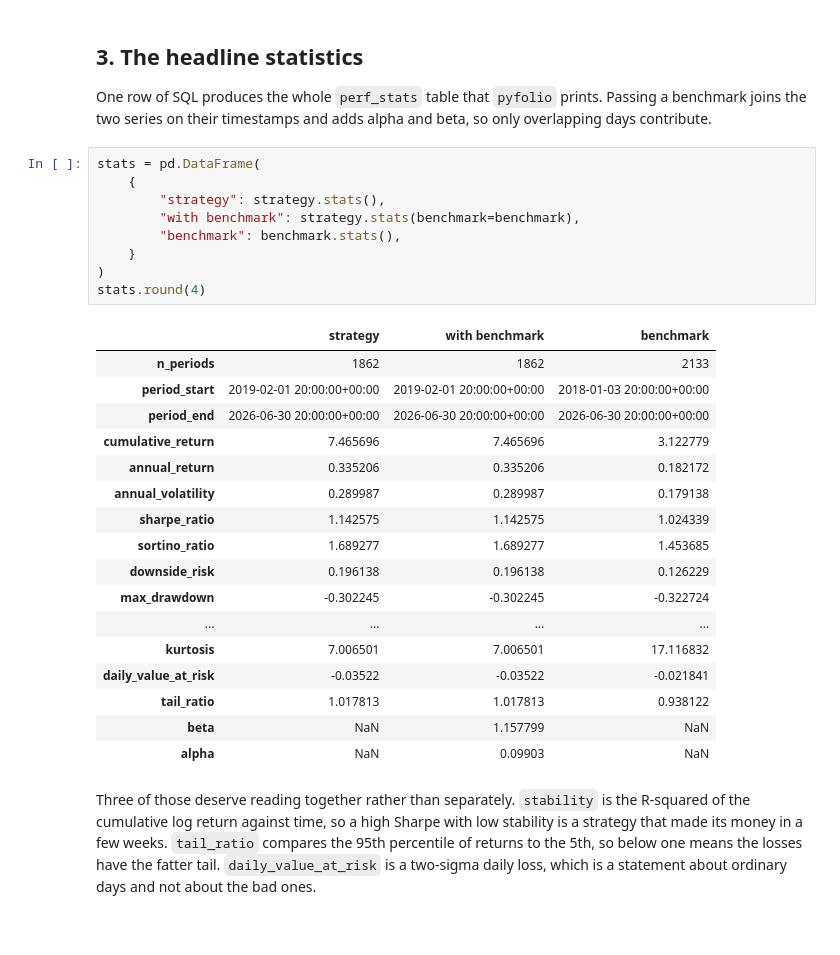
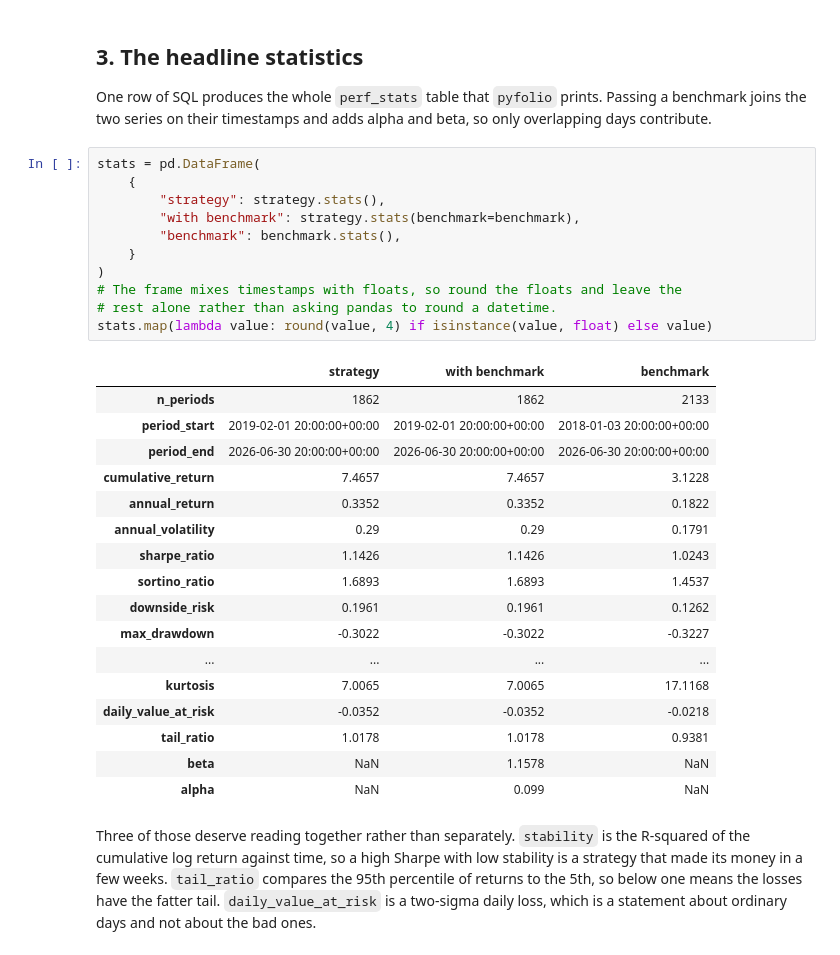
Before and after one commit to h5i-dev/h5i-db-cookbook, a Jupyter notebook: notebooks/06_performance_analytics/01_tearsheets_and_performance_stats.ipynb, the cells around one changed output. Saved outputs shown, nothing was run; the diff lists cells and outputs as text.

```diff
--- a/notebooks/06_performance_analytics/01_tearsheets_and_performance_stats.ipynb
+++ b/notebooks/06_performance_analytics/01_tearsheets_and_performance_stats.ipynb
@@ -173,30 +173,32 @@ and beta, so only overlapping days contribute.
 # %%
 stats = pd.DataFrame(
     {
         "strategy": strategy.stats(),
         "with benchmark": strategy.stats(benchmark=benchmark),
         "benchmark": benchmark.stats(),
     }
 )
-stats.round(4)
+# The frame mixes timestamps with floats, so round the floats and leave the
+# rest alone rather than asking pandas to round a datetime.
+stats.map(lambda value: round(value, 4) if isinstance(value, float) else value)
 # %% [output]
 |  | strategy | with benchmark | benchmark |
 | n_periods | 1862 | 1862 | 2133 |
 | period_start | 2019-02-01 20:00:00+00:00 | 2019-02-01 20:00:00+00:00 | 2018-01-03 20:00:00+00:00 |
 | period_end | 2026-06-30 20:00:00+00:00 | 2026-06-30 20:00:00+00:00 | 2026-06-30 20:00:00+00:00 |
-| cumulative_return | 7.465696 | 7.465696 | 3.122779 |
-| annual_return | 0.335206 | 0.335206 | 0.182172 |
-| annual_volatility | 0.289987 | 0.289987 | 0.179138 |
-| sharpe_ratio | 1.142575 | 1.142575 | 1.024339 |
-| sortino_ratio | 1.689277 | 1.689277 | 1.453685 |
-| downside_risk | 0.196138 | 0.196138 | 0.126229 |
-| max_drawdown | -0.302245 | -0.302245 | -0.322724 |
+| cumulative_return | 7.4657 | 7.4657 | 3.1228 |
+| annual_return | 0.3352 | 0.3352 | 0.1822 |
+| annual_volatility | 0.29 | 0.29 | 0.1791 |
+| sharpe_ratio | 1.1426 | 1.1426 | 1.0243 |
+| sortino_ratio | 1.6893 | 1.6893 | 1.4537 |
+| downside_risk | 0.1961 | 0.1961 | 0.1262 |
+| max_drawdown | -0.3022 | -0.3022 | -0.3227 |
 | ... | ... | ... | ... |
-| kurtosis | 7.006501 | 7.006501 | 17.116832 |
-| daily_value_at_risk | -0.03522 | -0.03522 | -0.021841 |
-| tail_ratio | 1.017813 | 1.017813 | 0.938122 |
-| beta | NaN | 1.157799 | NaN |
-| alpha | NaN | 0.09903 | NaN |
+| kurtosis | 7.0065 | 7.0065 | 17.1168 |
+| daily_value_at_risk | -0.0352 | -0.0352 | -0.0218 |
+| tail_ratio | 1.0178 | 1.0178 | 0.9381 |
+| beta | NaN | 1.1578 | NaN |
+| alpha | NaN | 0.099 | NaN |
 # %% [markdown]
 Three of those deserve reading together rather than separately. `stability` is
 the R-squared of the cumulative log return against time, so a high Sharpe with
```
Also changed, not shown: parts of 2 cells of this notebook, 11 other files.
